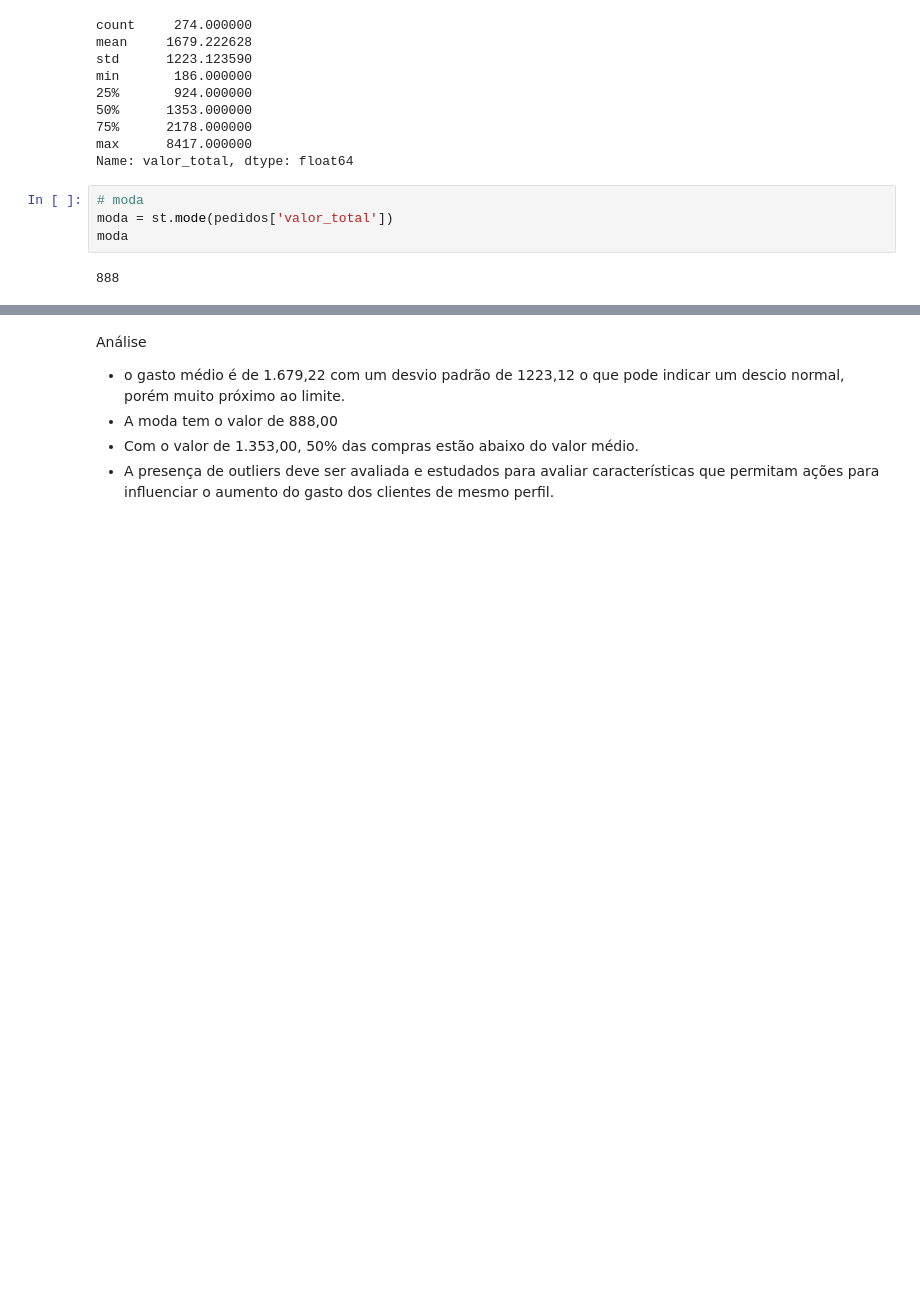
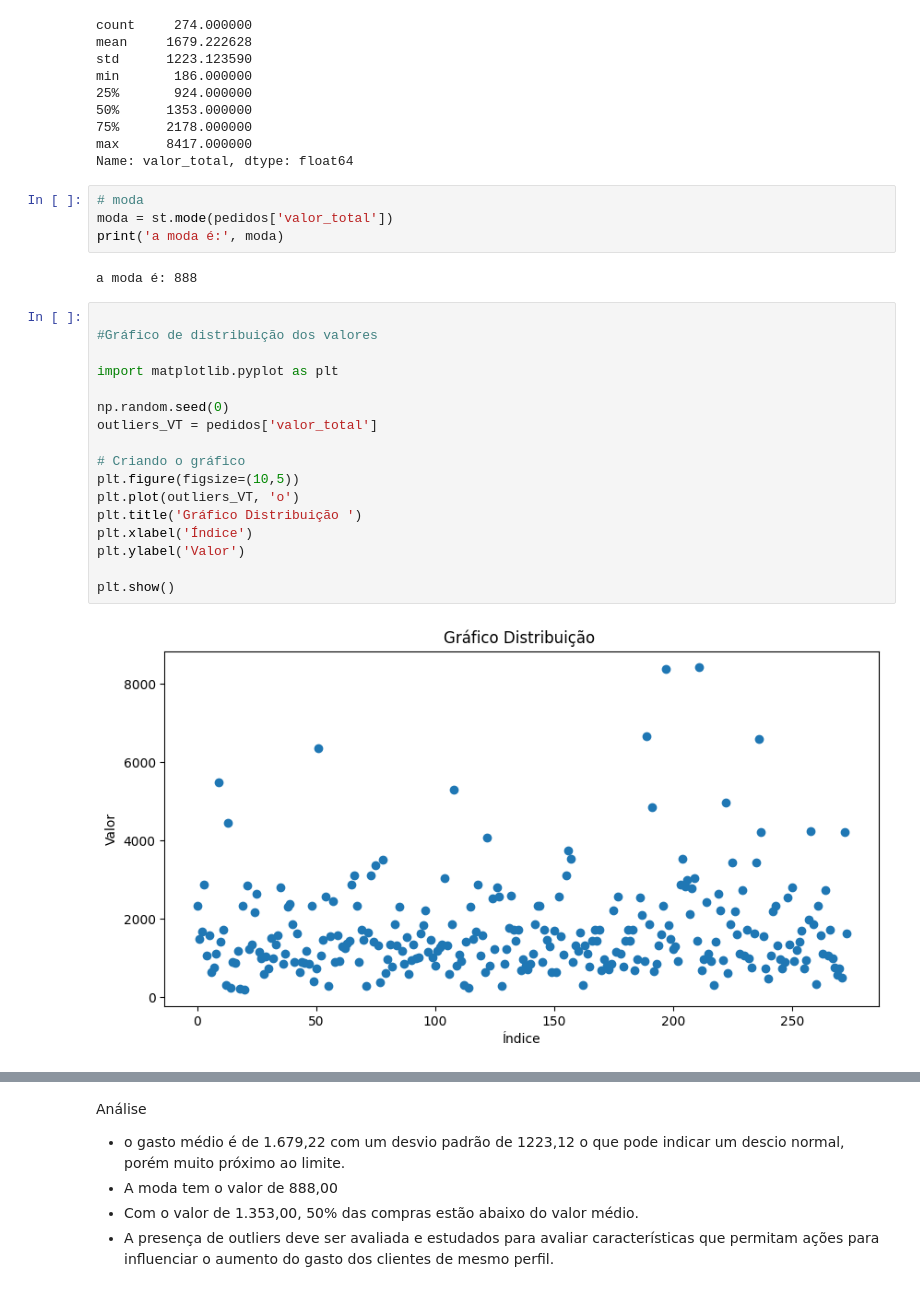
Before and after one commit to anibaltanganelli/Flora, a Jupyter notebook: flora_pratica.ipynb, the cells around one changed output, grey strips where cells are left out. Drawn from its saved outputs; the diff is of its cells as text; blank space fills up the shorter version.

```diff
--- a/flora_pratica.ipynb
+++ b/flora_pratica.ipynb
@@ -187,6 +187,25 @@ Name: valor_total, dtype: float64
 # %%
 # moda
 moda = st.mode(pedidos['valor_total'])
-moda
+print('a moda é:', moda)
 # %% [output]
-888
+a moda é: 888
+# %%
+
+#Gráfico de distribuição dos valores
+
+import matplotlib.pyplot as plt
+
+np.random.seed(0)
+outliers_VT = pedidos['valor_total']
+
+# Criando o gráfico
+plt.figure(figsize=(10,5))
+plt.plot(outliers_VT, 'o')
+plt.title('Gráfico Distribuição ')
+plt.xlabel('Índice')
+plt.ylabel('Valor')
+
+plt.show()
+# %% [output]
+[figure, added]
```
Also changed, not shown: parts of 10 cells of this notebook.
